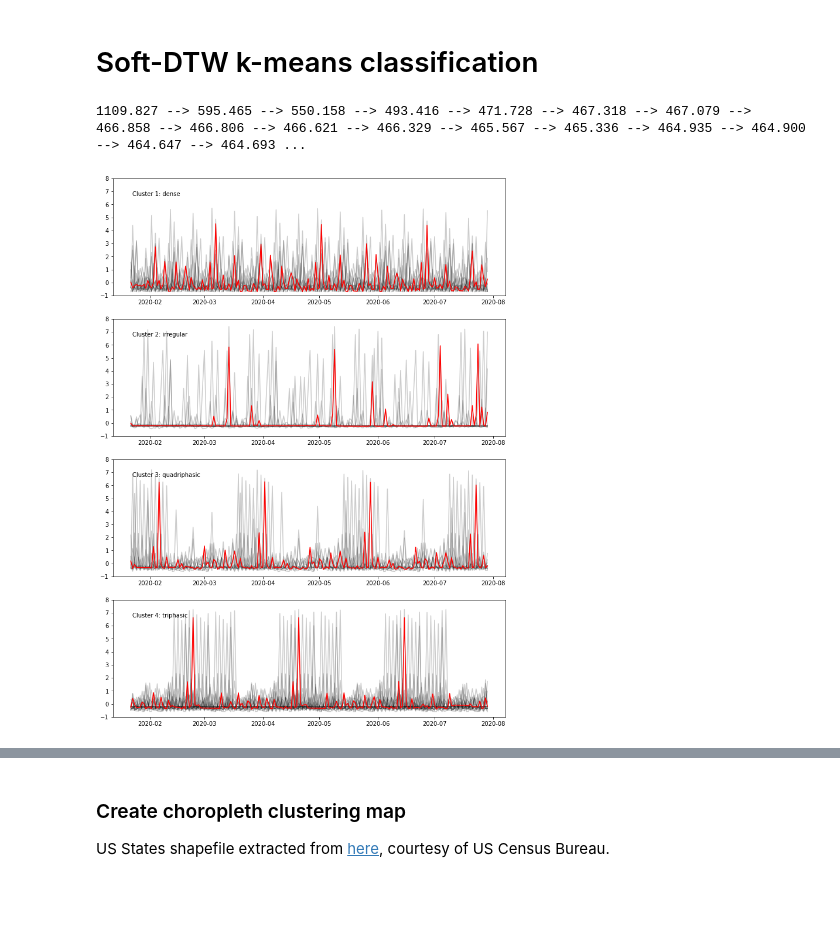
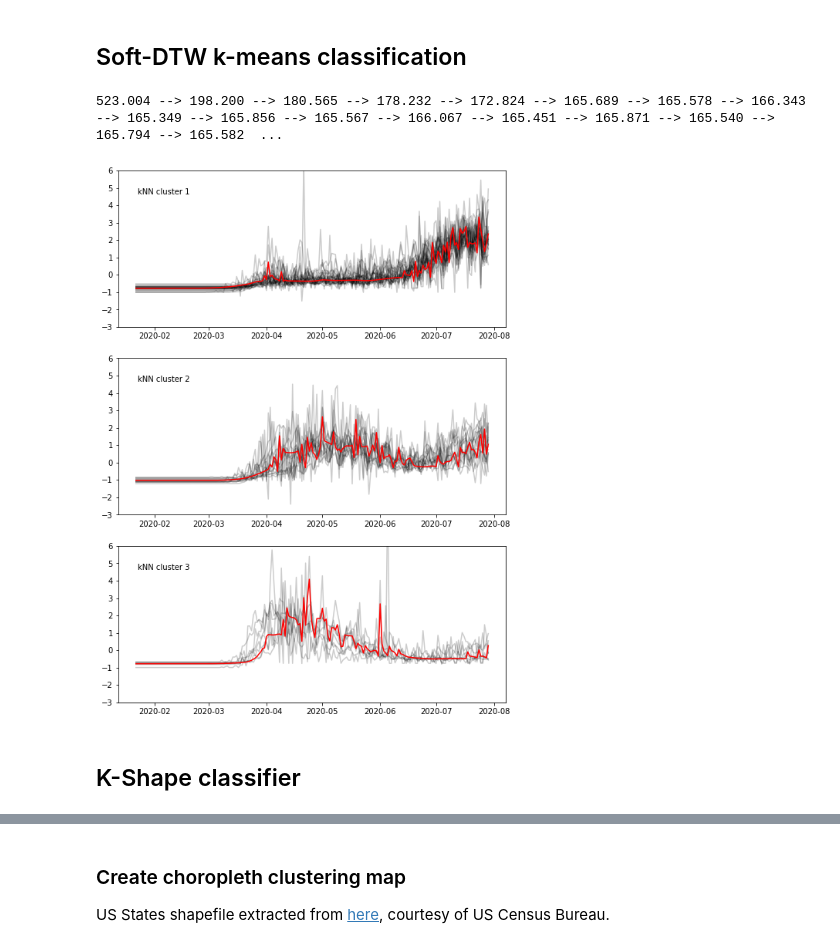
Before and after one commit to chrisvoncsefalvay/covid19-dynamic-time-clustering, a Jupyter notebook: notebooks/Dynamic time clustering.ipynb, the cells around one changed output, grey strips where cells are left out. Cells and saved outputs as stored; diff of their text form; code cells hidden in the pictures; blank space fills up the shorter version.

Commit message:
Updated notebook and cluster plots.

```diff
--- a/notebooks/Dynamic time clustering.ipynb
+++ b/notebooks/Dynamic time clustering.ipynb
@@ -25 +38,3 @@ s = TimeSeriesScalerMeanVariance().fit_transform(df).reshape(s.shape[0], s.shape
+# %%
+ts_scaled = TimeSeriesScalerMeanVariance().fit_transform(df.T).T
 # %%
@@ -27,21 +58,22 @@ scaled_data = pd.DataFrame(s, index=df.index, columns=df.columns)
 # %% [markdown]
-# Soft-DTW k-means classification
+## Soft-DTW k-means classification
 # %%
-def classify_scaled_data(data, n_clusters=5, gamma=1e-2):
+def classify_scaled_data(data, n_clusters=3, gamma=1e-2):
     sdtw_kmeans = TimeSeriesKMeans(n_clusters = n_clusters,
                                metric="softdtw",
-                               metric_params={"gamma": 1e-2},
+                               metric_params={"gamma": gamma},
                                verbose=True)
 
     y_p = sdtw_kmeans.fit_predict(data.T)
 
     return {data.columns[i]: y_p[i] for i in range(len(data.columns))}, y_p, sdtw_kmeans
 # %%
-def plot_data(data, y_p, sdtw_kmeans, save = True, m_factor = 3, prominence=2, distance=4):
+def plot_data(data, y_p, sdtw_kmeans, save=True, m_factor=3):
 
     n_clusters = sdtw_kmeans.n_clusters
-    fig = plt.figure(figsize = (n_clusters * m_factor, 1.41 * n_clusters * m_factor))
-    fig.tight_layout(pad = 3.0)
+    fig = plt.figure(figsize=(n_clusters * m_factor,
+                              1.41 * n_clusters * m_factor))
+    fig.tight_layout(pad=3.0)
 
     for yi in range(n_clusters):
         plt.subplot(n_clusters, 1, yi + 1)
@@ -52,33 +84,25 @@ def plot_data(data, y_p, sdtw_kmeans, save = True, m_factor = 3, prominence=2, d
                 plt.plot(data.iloc[:, i], "k-", alpha=.2)
 
         # Plot k-means barycenters
-        c_center = pd.DataFrame(sdtw_kmeans.cluster_centers_[yi].ravel(), index=data.index)
+        c_center = pd.DataFrame(sdtw_kmeans.cluster_centers_[yi].ravel(),
+                                index=data.index)
         plt.plot(c_center, "r-")
 
-        # Calculate phasicity
-        phases = len(find_peaks(sdtw_kmeans.cluster_centers_[yi].ravel(), prominence=prominence, distance=distance)[0])
-
-        if phases == 2:
-            phase_description = "biphasic"
-        elif phases == 3:
-            phase_description = "triphasic"
-        elif phases == 4:
-            phase_description = "quadriphasic"
-        elif phases > 4 and phases <= 7:
-            phase_description = "irregular"
-        else:
-            phase_description = "dense"
-
-        plt.text(0.05, 0.85, f"Cluster {yi + 1}: {phase_description}", transform = plt.gca().transAxes)
-        plt.ylim(-1, 8)
+        plt.text(0.05,
+                 0.85,
+                 f"kNN cluster {yi + 1}",
+                 transform=plt.gca().transAxes)
+        plt.ylim(-3, 6)
 
     if save:
-        plt.savefig("../paper/figures/ts_clusters.pdf")
+        plt.savefig("../paper/figures/ts_sdtw_clusters.pdf")
 # %%
-d_s, y_p, sdtw_kmeans = classify_scaled_data(scaled_data, n_clusters = 4)
+d_s, y_p_knn, sdtw_kmeans = classify_scaled_data(scaled_data, n_clusters = 3, gamma = 0.1)
 # %% [output]
-1109.827 --> 595.465 --> 550.158 --> 493.416 --> 471.728 --> 467.318 --> 467.079 --> 466.858 --> 466.806 --> 466.621 --> 466.329 --> 465.567 --> 465.336 --> 464.935 --> 464.900 --> 464.647 --> 464.693 ...
+523.004 --> 198.200 --> 180.565 --> 178.232 --> 172.824 --> 165.689 --> 165.578 --> 166.343 --> 165.349 --> 165.856 --> 165.567 --> 166.067 --> 165.451 --> 165.871 --> 165.540 --> 165.794 --> 165.582  ...
 # %%
-plot_data(scaled_data, y_p, sdtw_kmeans)
+plot_data(scaled_data, y_p_knn, sdtw_kmeans)
 # %% [output]
-[figure, old version]
+[figure, new version]
+# %% [markdown]
+## K-Shape classifier
```
Also changed, not shown: parts of 30 cells of this notebook, 5 other files.
